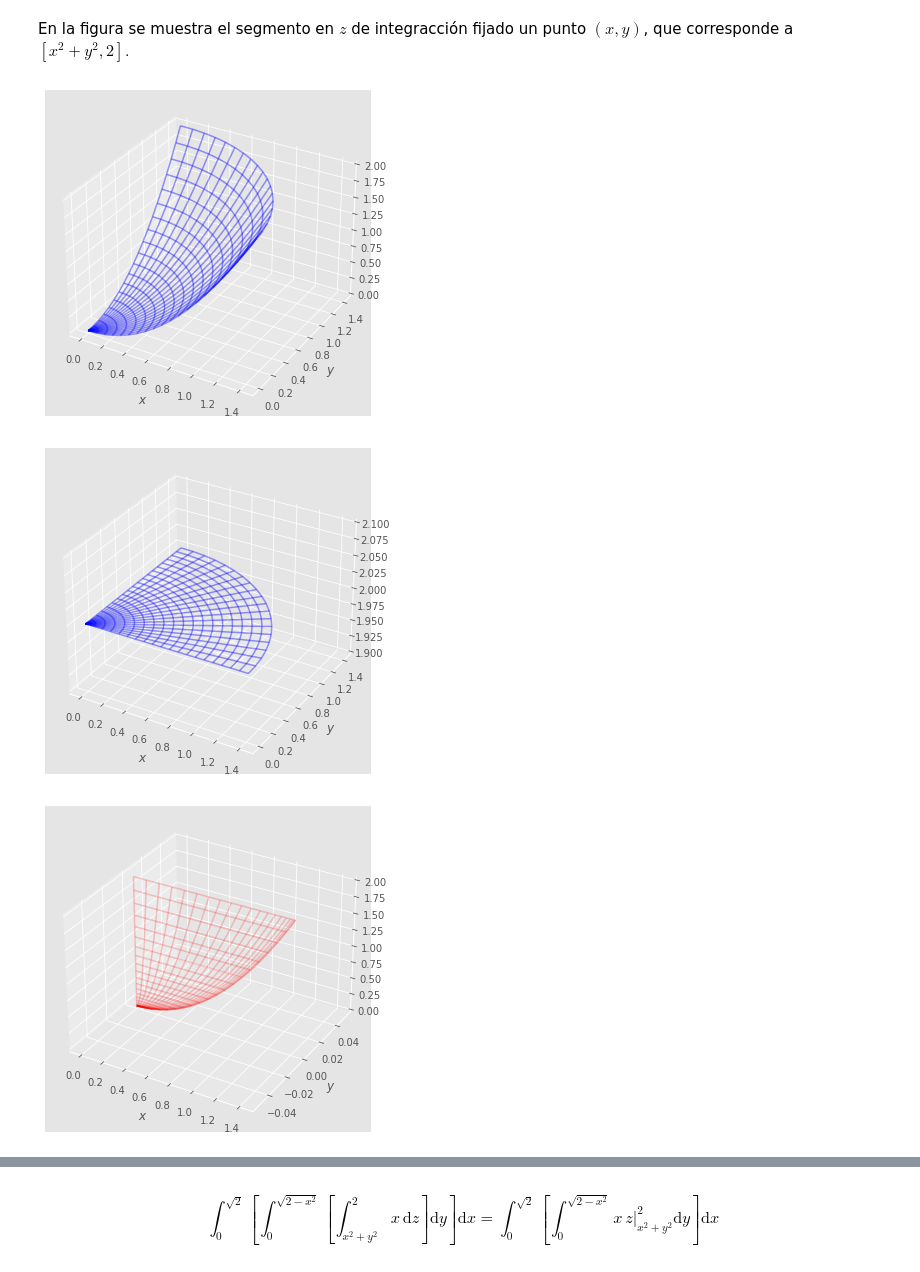
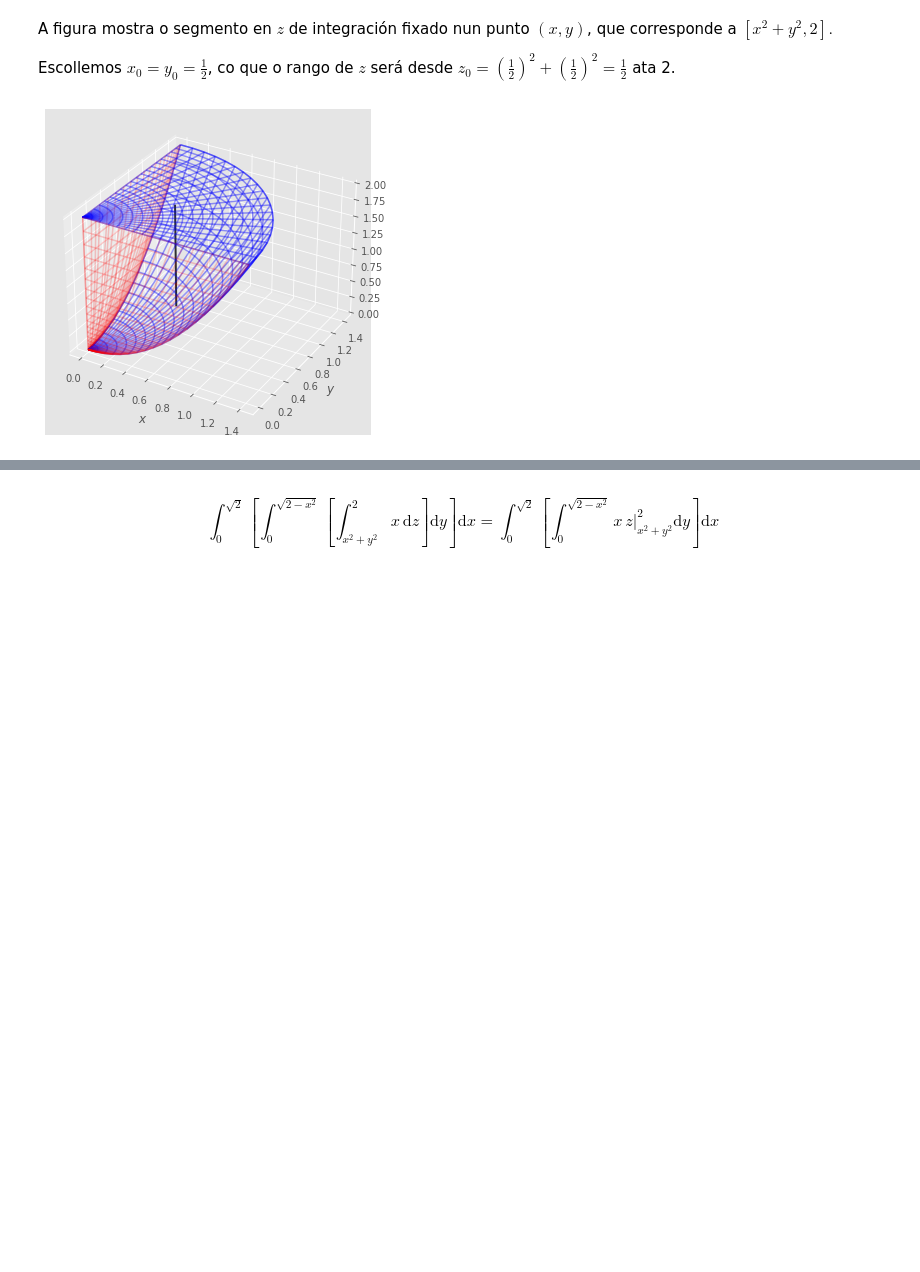
Before and after one commit to xabiercidvidal/USC-MMIII, a Jupyter notebook: _build/jupyter_execute/notebooks/tintegral_3d.ipynb, the cells around one changed output, grey strips where cells are left out. Cells and saved outputs as stored; diff of their text form; code cells hidden in the pictures; blank space fills up the shorter version.

```diff
--- a/_build/jupyter_execute/notebooks/tintegral_3d.ipynb
+++ b/_build/jupyter_execute/notebooks/tintegral_3d.ipynb
@@ -98,19 +104,20 @@ gf.wfsurface(cero, yfun, zfun, rrange, phirange, alpha = 0.2, color = 'r', newfi
-# %% [markdown]
-En la figura se muestra el segmento en $z$ de integracción fijado un punto $(x, y)$, que corresponde a $[x^2 + y^2, 2].$
 # %%
-x0 = 0.5 * np.sqrt(2.)
-y0 = 0.5 *(np.sqrt(2 - x0*x0))
+x0 = 0.5
+y0 = 0.5
 trange = (0., 1., 20)
 xline = lambda t : x0 + 0. * t
 yline = lambda t : y0 + 0. * t
 zline = lambda t : (1 - t) * (x0*x0 + y0*y0) + 2. * t
+# %% [markdown]
+
+A figura mostra o segmento en $z$ de integración fixado nun punto $(x, y)$, que corresponde a $[x^2 + y^2, 2].$
+
+Escollemos $x_0 = y_0 = \frac{1}{2}$, co que o rango de $z$ será desde $z_0 = \left( \frac{1}{2} \right)^2 + \left( \frac{1}{2} \right)^2 = \frac{1}{2} $ ata 2.
 # %%
-gf.wfsurface(xfun, yfun, zfun, rrange, phirange, alpha = 0.4, color = 'b');
-gf.wfsurface(xfun, yfun, ztop, rrange, phirange, alpha = 0.4, color = 'b', newfig = False)
-gf.wfsurface(xfun, cero, zfun, rrange, phirange, alpha = 0.2, color = 'r', newfig = False)
-gf.wfsurface(cero, yfun, zfun, rrange, phirange, alpha = 0.2, color = 'r', newfig = False);
-gf.line3d(xline, yline, zline, trange, alpha = 0.5, color = 'black', newfig = False);
+ax,fig = gf.wfsurface(xfun, yfun, zfun, rrange, phirange, alpha = 0.4, color = 'b');
+gf.wfsurface(xfun, yfun, ztop, rrange, phirange, alpha = 0.4, color = 'b', newfig = [ax,fig])
+gf.wfsurface(xfun, cero, zfun, rrange, phirange, alpha = 0.2, color = 'r', newfig = [ax,fig])
+gf.wfsurface(cero, yfun, zfun, rrange, phirange, alpha = 0.2, color = 'r', newfig = [ax,fig]);
+gf.line3d(xline, yline, zline, trange, alpha = 0.5, color = 'black', newfig = [ax,fig]);
 # %% [output]
-[figure, old version]
+[figure, new version]
-[figure, removed]
-[figure, removed]
```
Also changed, not shown: parts of 32 cells of this notebook, 25 other files.
